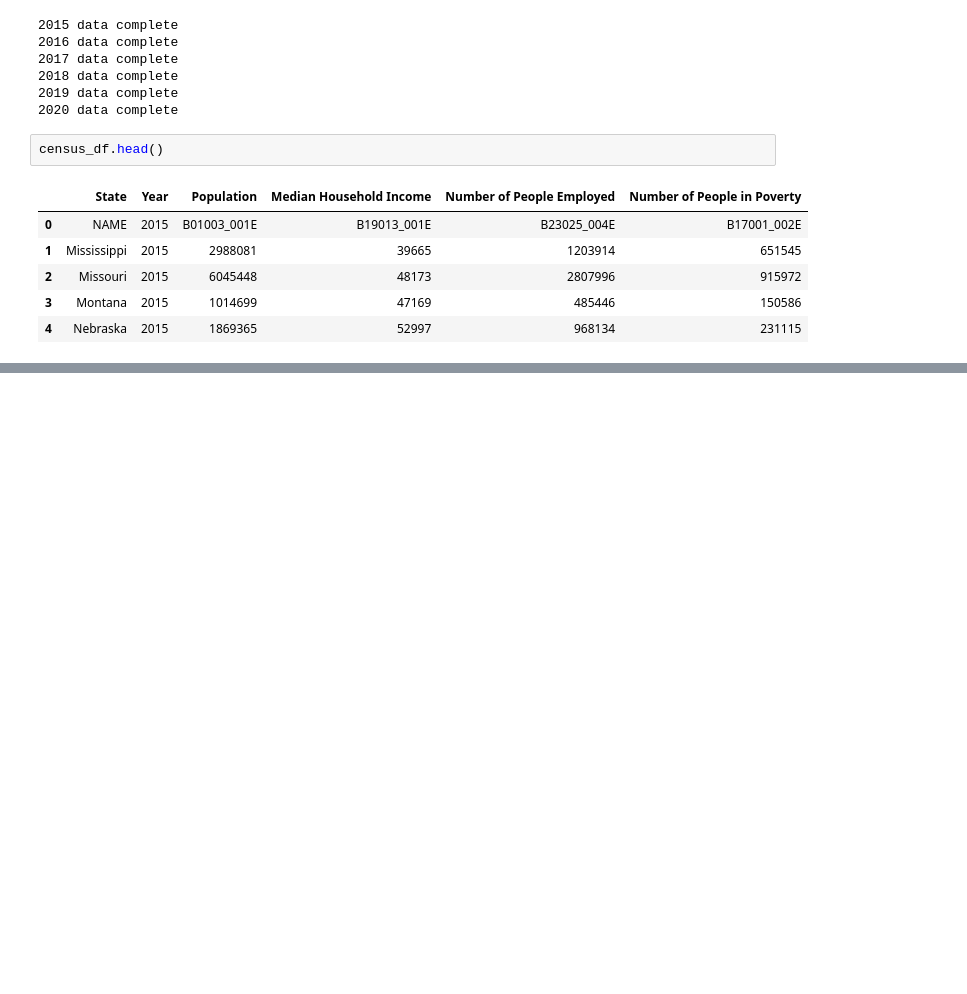
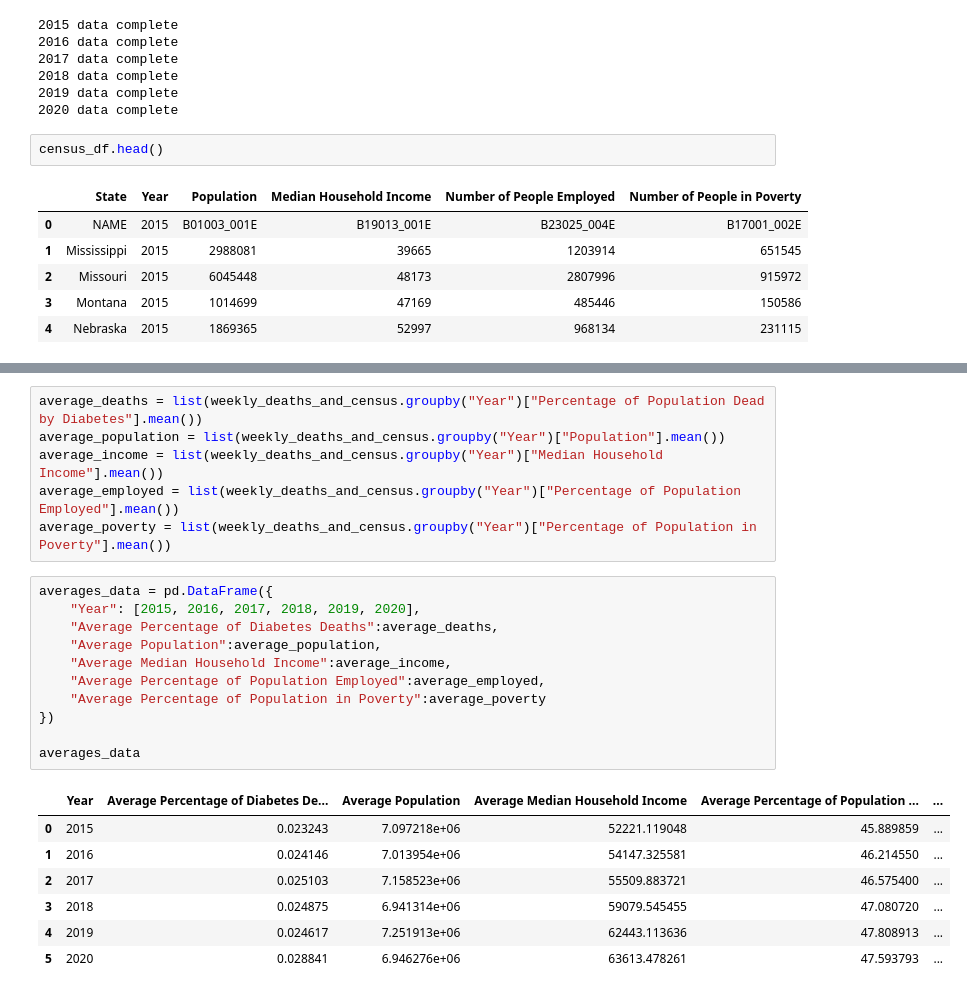
Before and after one commit to isabelmwork/Project1_Diabetes, a Jupyter notebook: Diabetes_Analysis.ipynb, the cells around one changed output, grey strips where cells are left out. Cells and saved outputs as stored; diff of their text form; blank space fills up the shorter version.

```diff
--- a/Diabetes_Analysis.ipynb
+++ b/Diabetes_Analysis.ipynb
@@ -270,0 +307,25 @@ weekly_deaths_and_census
+# %%
+average_deaths = list(weekly_deaths_and_census.groupby("Year")["Percentage of Population Dead by Diabetes"].mean())
+average_population = list(weekly_deaths_and_census.groupby("Year")["Population"].mean())
+average_income = list(weekly_deaths_and_census.groupby("Year")["Median Household Income"].mean())
+average_employed = list(weekly_deaths_and_census.groupby("Year")["Percentage of Population Employed"].mean())
+average_poverty = list(weekly_deaths_and_census.groupby("Year")["Percentage of Population in Poverty"].mean())
+# %%
+averages_data = pd.DataFrame({
+    "Year": [2015, 2016, 2017, 2018, 2019, 2020],
+    "Average Percentage of Diabetes Deaths":average_deaths,
+    "Average Population":average_population,
+    "Average Median Household Income":average_income,
+    "Average Percentage of Population Employed":average_employed,
+    "Average Percentage of Population in Poverty":average_poverty
+})
+
+averages_data
+# %% [output]
+|  | Year | Average Percentage of Diabetes De... | Average Population | Average Median Household Income | Average Percentage of Population ... | ... |
+| 0 | 2015 | 0.023243 | 7.097218e+06 | 52221.119048 | 45.889859 | ... |
+| 1 | 2016 | 0.024146 | 7.013954e+06 | 54147.325581 | 46.214550 | ... |
+| 2 | 2017 | 0.025103 | 7.158523e+06 | 55509.883721 | 46.575400 | ... |
+| 3 | 2018 | 0.024875 | 6.941314e+06 | 59079.545455 | 47.080720 | ... |
+| 4 | 2019 | 0.024617 | 7.251913e+06 | 62443.113636 | 47.808913 | ... |
+| 5 | 2020 | 0.028841 | 6.946276e+06 | 63613.478261 | 47.593793 | ... |
```
Also changed, not shown: parts of 11 cells of this notebook.
